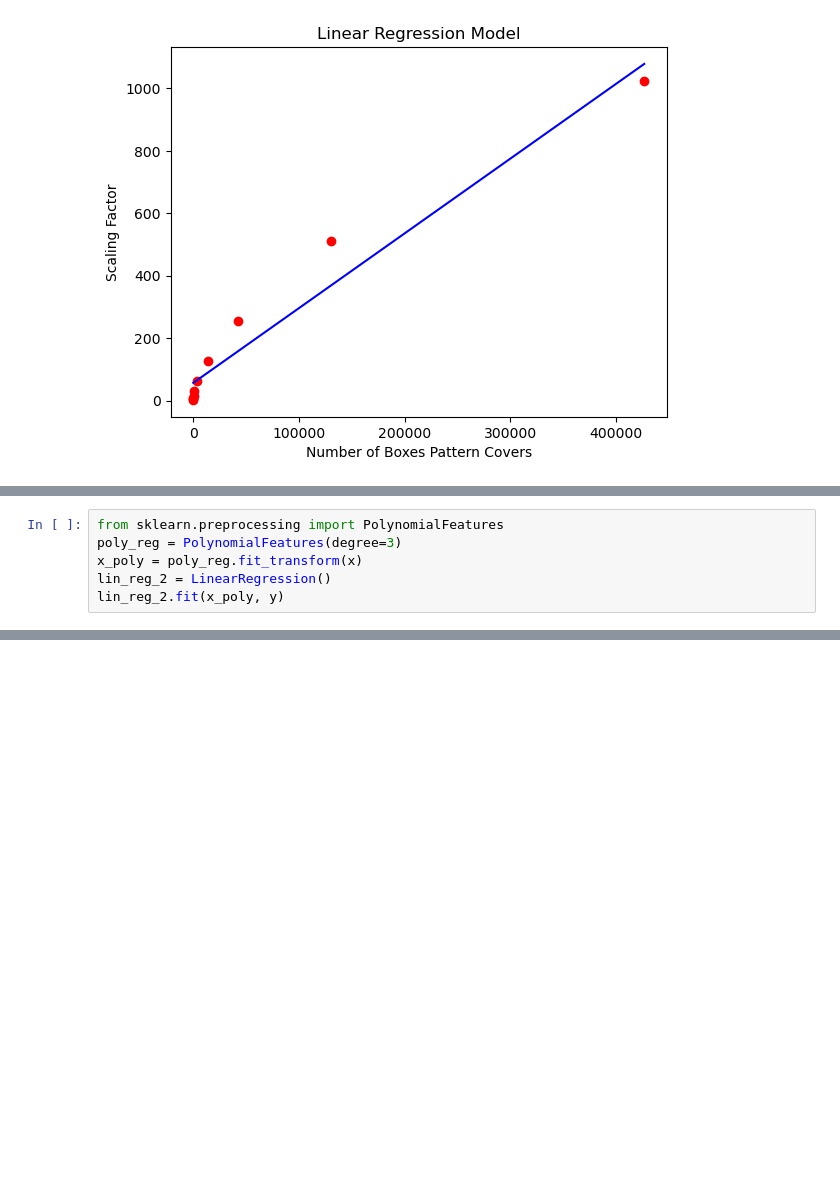
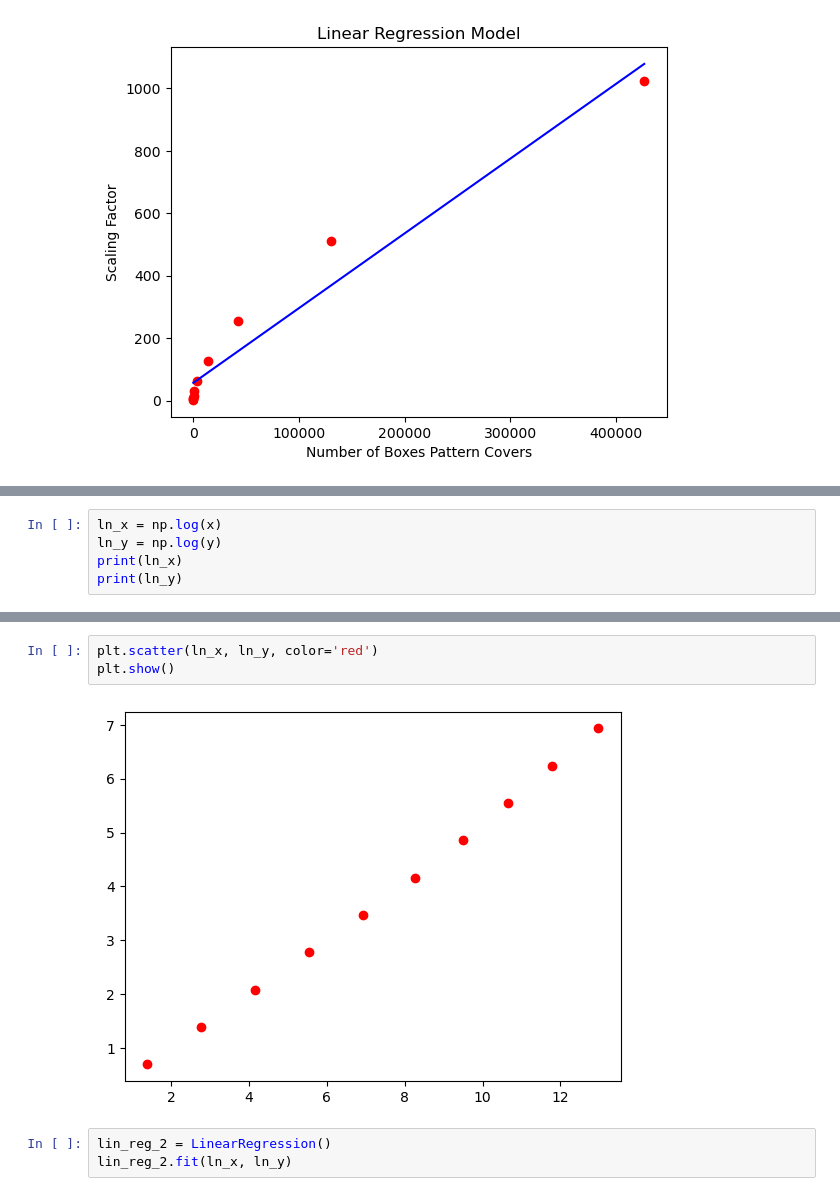
Before and after one commit to nathan-barry/fractal-dimension-calculator, a Jupyter notebook: fractal-dimension.ipynb, the cells around one changed output, grey strips where cells are left out. Cells and saved outputs as stored; diff of their text form; blank space fills up the shorter version.

Commit message:
implelemted power regression

```diff
--- a/fractal-dimension.ipynb
+++ b/fractal-dimension.ipynb
@@ -214,6 +213,0 @@ Text(0, 0.5, 'Scaling Factor')
-# %%
-from sklearn.preprocessing import PolynomialFeatures
-poly_reg = PolynomialFeatures(degree=3)
-x_poly = poly_reg.fit_transform(x)
-lin_reg_2 = LinearRegression()
-lin_reg_2.fit(x_poly, y)
@@ -231,0 +216,5 @@ plt.show()
+# %%
+ln_x = np.log(x)
+ln_y = np.log(y)
+print(ln_x)
+print(ln_y)
@@ -231,0 +243,8 @@ plt.show()
+# %%
+plt.scatter(ln_x, ln_y, color='red')
+plt.show()
+# %% [output]
+[figure, added]
+# %%
+lin_reg_2 = LinearRegression()
+lin_reg_2.fit(ln_x, ln_y)
```
Also changed, not shown: parts of 12 cells of this notebook.
